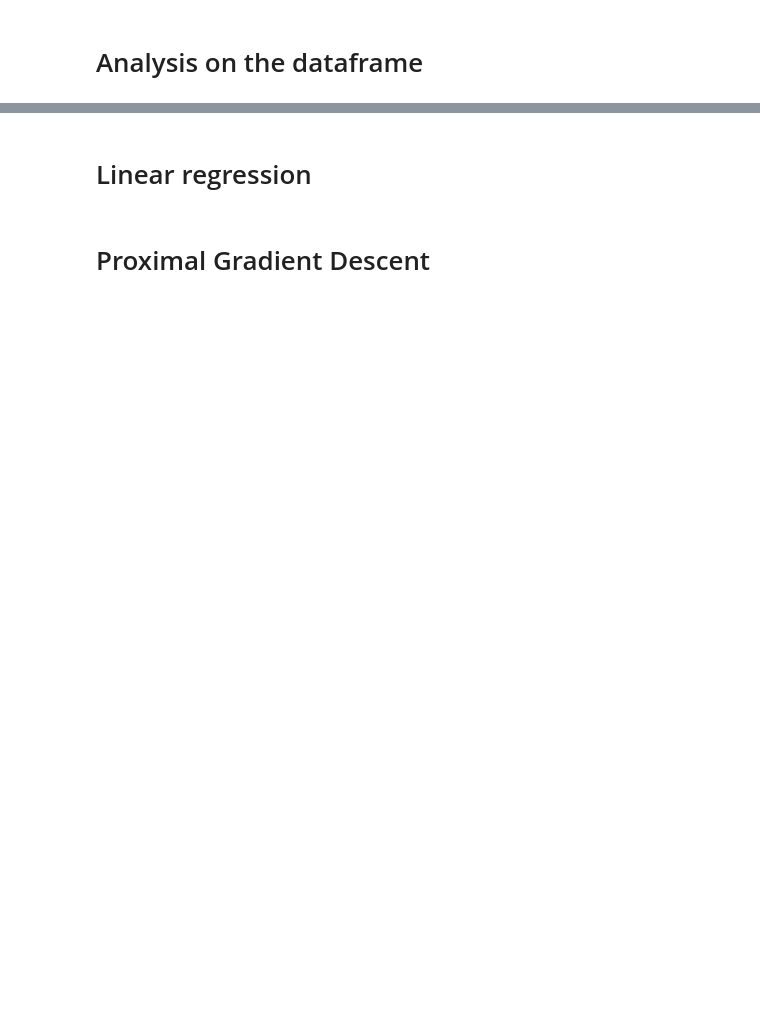
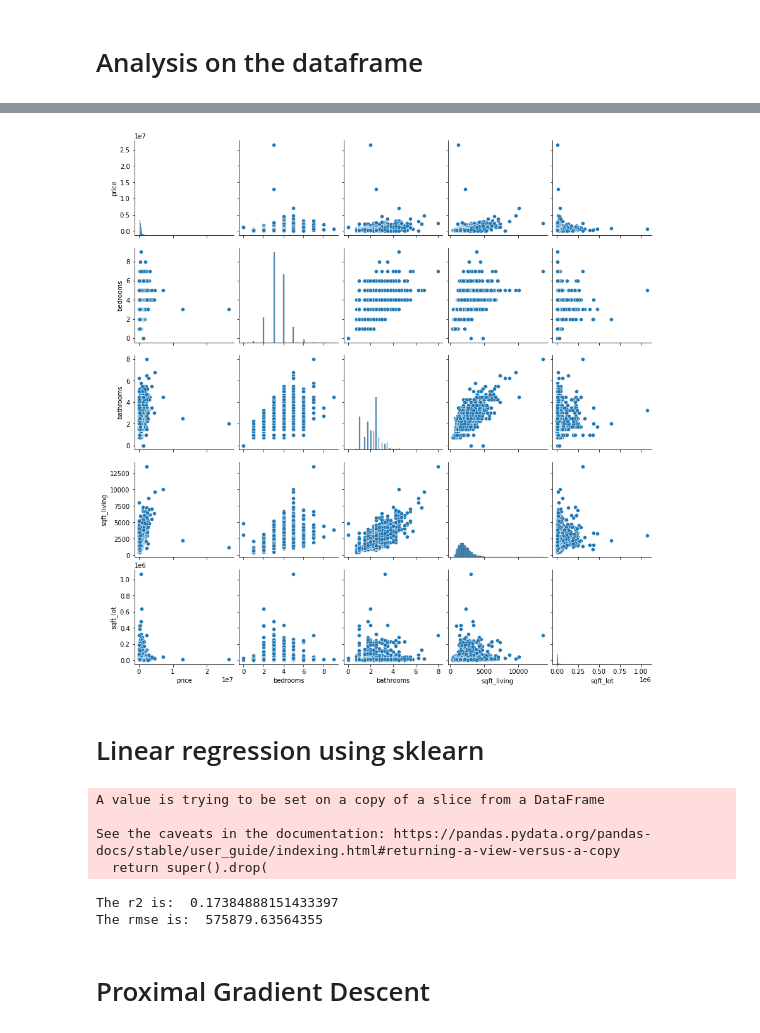
Before and after one commit to Cimetiere/convex_project, a Jupyter notebook: Notebook_.ipynb, the cells around one changed output, grey strips where cells are left out. Saved outputs shown, nothing was run; the diff lists cells and outputs as text; code cells hidden in the pictures; blank space fills up the shorter version.

Commit message:
Adding linear regression

```diff
--- a/Notebook_.ipynb
+++ b/Notebook_.ipynb
@@ -32,4 +27,35 @@ df.describe()
+# %%
+sns.pairplot(df[['price','bedrooms','bathrooms','sqft_living','sqft_lot']])
+plt.show()
+# %% [output]
+[figure, added]
 # %% [markdown]
-# Linear regression
+# Linear regression using sklearn
+# %%
+X= df[column_to_analyse]
+X.drop('price', axis=1,inplace=True)
+
+Y = df.price
+# %% [output]
+A value is trying to be set on a copy of a slice from a DataFrame
+
+See the caveats in the documentation: https://pandas.pydata.org/pandas-docs/stable/user_guide/indexing.html#returning-a-view-versus-a-copy
+  return super().drop(
+# %%
+model = LinearRegression()
+X_train, X_test, y_train, y_test = train_test_split(X, Y, shuffle=True, train_size=0.3)
+
+model.fit(X_train, y_train)
+
+predictions = model.predict(X_test)
+r2 = r2_score(y_test, predictions)
+
+rmse = mean_squared_error(y_test, predictions, squared=False)
+
+print('The r2 is: ', r2)
+print('The rmse is: ', rmse)
+# %% [output]
+The r2 is:  0.17384888151433397
+The rmse is:  575879.63564355
 # %% [markdown]
 # Proximal Gradient Descent
```
Also changed, not shown: parts of 4 cells of this notebook.
